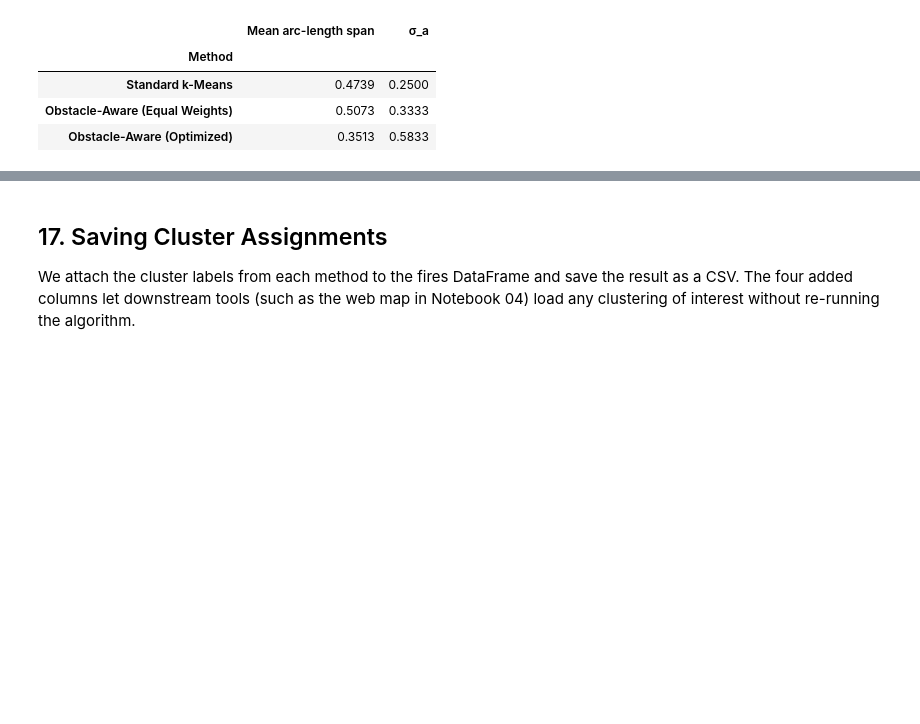
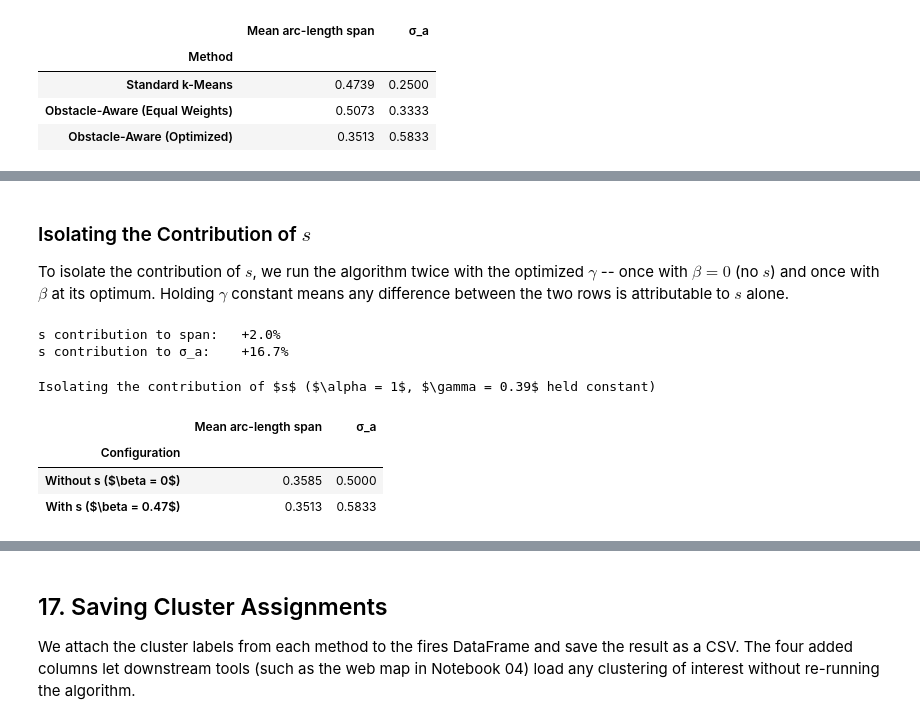
Before and after one commit to Michele-75/obstacle-aware-clustering, a Jupyter notebook: notebooks/03_clustering_wildfires.ipynb, the cells around one changed output, grey strips where cells are left out. Saved outputs shown, nothing was run; the diff lists cells and outputs as text; code cells hidden in the pictures; blank space fills up the shorter version.

```diff
--- a/notebooks/03_clustering_wildfires.ipynb
+++ b/notebooks/03_clustering_wildfires.ipynb
@@ -1227,0 +1296,61 @@ This is the payoff for the multi-domain framework. With weights tuned, the optim
+# %% [markdown]
+### Isolating the Contribution of $s$
+
+To isolate the contribution of $s$, we run the algorithm twice with the optimized $\gamma$ -- once with $\beta = 0$ (no $s$) and once with $\beta$ at its optimum. Holding $\gamma$ constant means any difference between the two rows is attributable to $s$ alone.
+# %%
+# Build a small isolation table: with s vs. without s, gamma held at optimum
+mean_span_with_s = np.mean([
+    arc_length_span(fires['s_param'].values[labels_t2_opt == c])
+    for c in range(k)
+])
+
+isolation_rows = [
+    {
+        'Configuration': r'Without s ($\beta = 0$)',
+        'Mean arc-length span': mean_span_no_s,
+        'σ_a': sigma_no_s,
+    },
+    {
+        'Configuration': fr'With s ($\beta = {opt_beta_t2:.2f}$)',
+        'Mean arc-length span': mean_span_with_s,
+        'σ_a': sigma_t2_opt,
+    },
+]
+
+isolation_t2 = pd.DataFrame(isolation_rows).set_index('Configuration')
+
+styled_isolation = (
+    isolation_t2.style
+    .format('{:.4f}')
+    .set_caption(rf'Isolating the contribution of $s$ ($\alpha = 1$, $\gamma = {opt_gamma_t2:.2f}$ held constant)')
+    .set_table_styles([
+        {'selector': 'caption',
+         'props': 'caption-side: top; font-size: 1.1em; font-weight: bold; padding: 8px;'},
+        {'selector': 'th',
+         'props': 'background-color: #f0f0f0; padding: 6px 12px; text-align: center;'},
+        {'selector': 'td',
+         'props': 'padding: 6px 12px; text-align: right;'},
+        {'selector': 'th.row_heading',
+         'props': 'text-align: left;'},
+    ])
+)
+
+# Calculate the contribution of s
+span_pct = 100 * (mean_span_no_s - mean_span_with_s) / mean_span_no_s
+sigma_pct = (
+    100 * (sigma_t2_opt - sigma_no_s) / sigma_no_s
+    if sigma_no_s > 0 else float('inf')
+)
+
+print(f's contribution to span:   {span_pct:+.1f}%')
+print(f's contribution to σ_a:    {sigma_pct:+.1f}%')
+
+styled_isolation
+# %% [output]
+s contribution to span:   +2.0%
+s contribution to σ_a:    +16.7%
+Isolating the contribution of $s$ ($\alpha = 1$, $\gamma = 0.39$ held constant)
+|  | Mean arc-length span | σ_a |
+| Configuration |  |  |
+| Without s ($\beta = 0$) | 0.3585 | 0.5000 |
+| With s ($\beta = 0.47$) | 0.3513 | 0.5833 |
```
Also changed, not shown: parts of 10 cells of this notebook, 1 other file.
